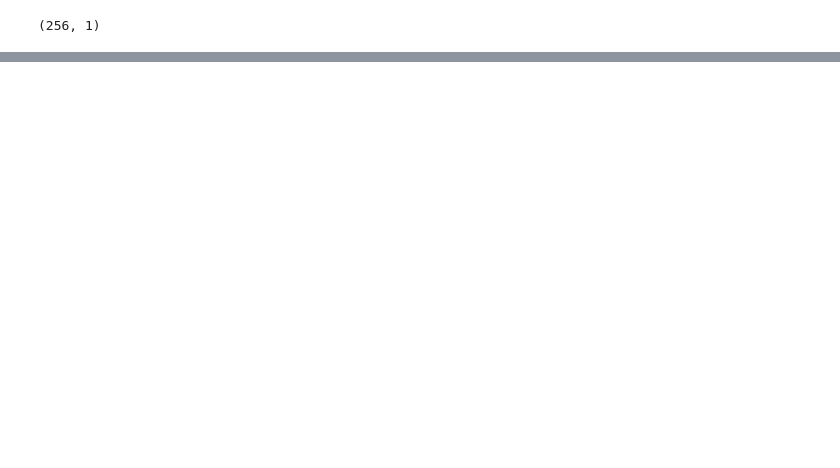
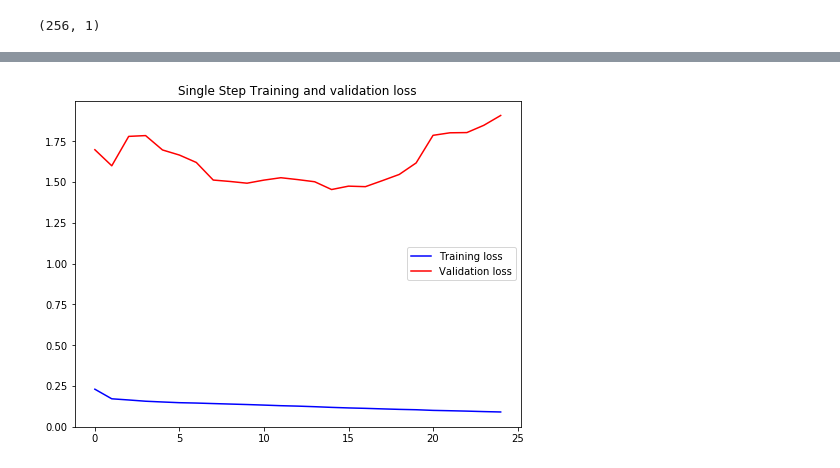
Before and after one commit to YashwanthAllakky/tec-ann, a Jupyter notebook: Pytorch/pytorch_lstm_forecast.ipynb, the cells around one changed output, grey strips where cells are left out. Drawn from its saved outputs; the diff is of its cells as text; code cells hidden in the pictures; blank space fills up the shorter version.

```diff
--- a/Pytorch/pytorch_lstm_forecast.ipynb
+++ b/Pytorch/pytorch_lstm_forecast.ipynb
@@ -197,0 +271,13 @@ for x, y in val_univariate.take(3):
+# %%
+train_data_single = tf.data.Dataset.from_tensor_slices((x_train_single, y_train_single))
+train_data_single = train_data_single.cache().shuffle(BUFFER_SIZE).batch(BATCH_SIZE).repeat()
+
+val_data_single = tf.data.Dataset.from_tensor_slices((x_val_single, y_val_single))
+val_data_single = val_data_single.batch(BATCH_SIZE).repeat()
+# %%
+single_step_model = tf.keras.models.Sequential()
+single_step_model.add(tf.keras.layers.LSTM(32,
+                                           input_shape=x_train_single.shape[-2:]))
+single_step_model.add(tf.keras.layers.Dense(1))
+
+single_step_model.compile(optimizer=tf.keras.optimizers.RMSprop(), loss='mae')
@@ -197,0 +289,5 @@ for x, y in val_univariate.take(3):
+# %%
+single_step_history = single_step_model.fit(train_data_single, epochs=EPOCHS,
+                                            steps_per_epoch=EVALUATION_INTERVAL,
+                                            validation_data=val_data_single,
+                                            validation_steps=50)
@@ -197,0 +312,20 @@ for x, y in val_univariate.take(3):
+# %%
+def plot_train_history(history, title):
+  loss = history.history['loss']
+  val_loss = history.history['val_loss']
+
+  epochs = range(len(loss))
+
+  plt.figure()
+
+  plt.plot(epochs, loss, 'b', label='Training loss')
+  plt.plot(epochs, val_loss, 'r', label='Validation loss')
+  plt.title(title)
+  plt.legend()
+
+  plt.show()
+# %%
+plot_train_history(single_step_history,
+                   'Single Step Training and validation loss')
+# %% [output]
+[figure, added]
```
Also changed, not shown: parts of 32 cells of this notebook, 3 other files.
